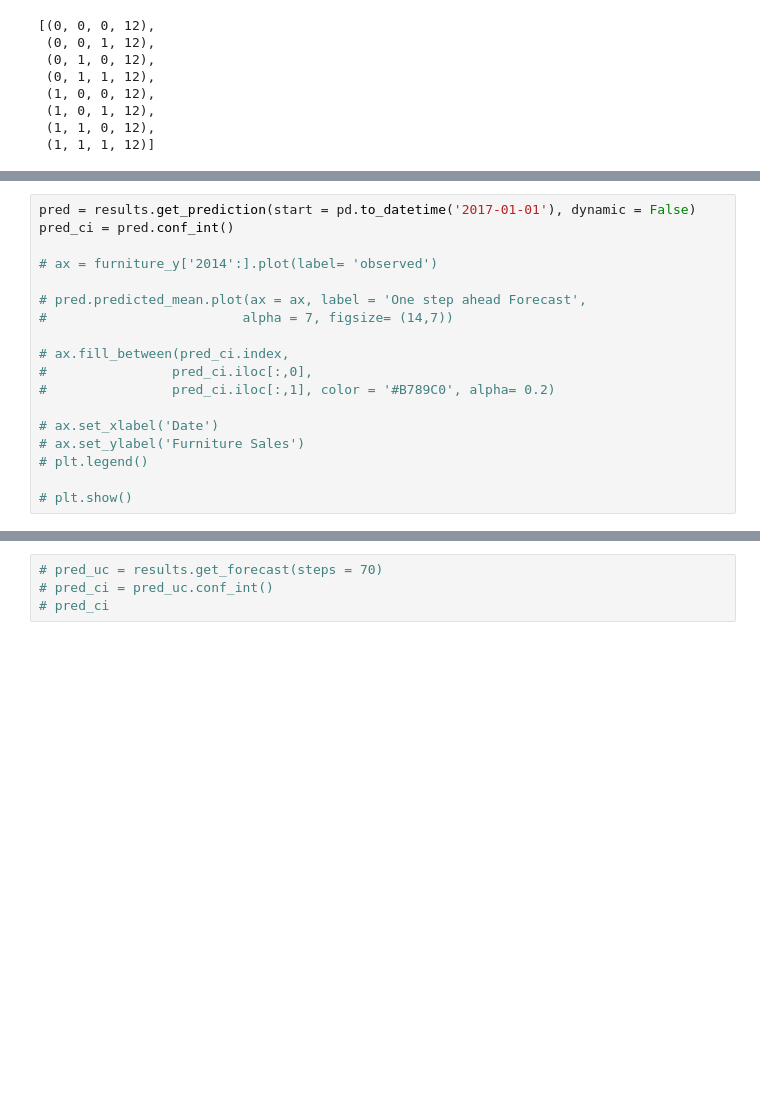
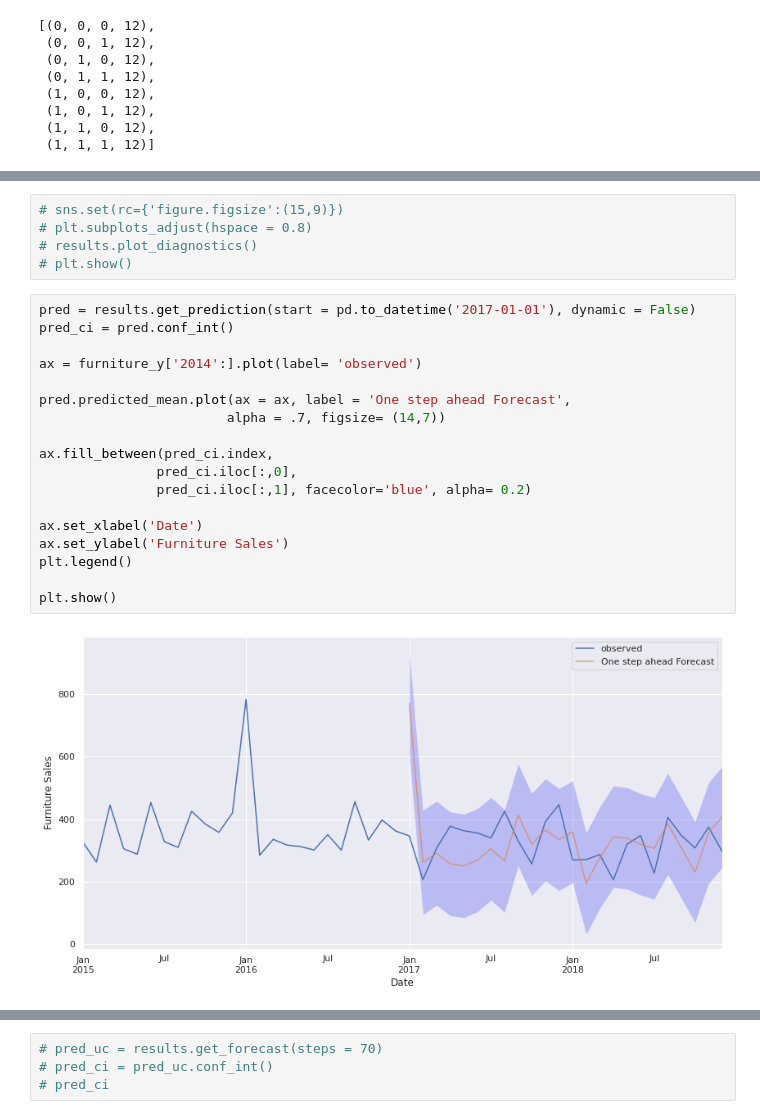
Before and after one commit to khanh22mse23057/python4engineer-assignments, a Jupyter notebook: FinalAssignments_Practice&Build_API_with_Superstore_Sales_Dataset_Analysis.ipynb, the cells around one changed output, grey strips where cells are left out. Drawn from its saved outputs; the diff is of its cells as text; blank space fills up the shorter version.

```diff
--- a/FinalAssignments_Practice&Build_API_with_Superstore_Sales_Dataset_Analysis.ipynb
+++ b/FinalAssignments_Practice&Build_API_with_Superstore_Sales_Dataset_Analysis.ipynb
@@ -791,21 +801,28 @@ sigma2      5867.9932   7.01e-05   8.37e+07      0.000    5867.993    5867.993
+# %%
+# sns.set(rc={'figure.figsize':(15,9)})
+# plt.subplots_adjust(hspace = 0.8)
+# results.plot_diagnostics()
+# plt.show()
 # %%
 pred = results.get_prediction(start = pd.to_datetime('2017-01-01'), dynamic = False)
 pred_ci = pred.conf_int()
 
-# ax = furniture_y['2014':].plot(label= 'observed')
+ax = furniture_y['2014':].plot(label= 'observed')
 
-# pred.predicted_mean.plot(ax = ax, label = 'One step ahead Forecast',
-#                         alpha = 7, figsize= (14,7))
+pred.predicted_mean.plot(ax = ax, label = 'One step ahead Forecast',
+                        alpha = .7, figsize= (14,7))
 
-# ax.fill_between(pred_ci.index,
-#                pred_ci.iloc[:,0],
-#                pred_ci.iloc[:,1], color = '#B789C0', alpha= 0.2)
+ax.fill_between(pred_ci.index,
+               pred_ci.iloc[:,0],
+               pred_ci.iloc[:,1], facecolor='blue', alpha= 0.2)
 
-# ax.set_xlabel('Date')
-# ax.set_ylabel('Furniture Sales')
-# plt.legend()
+ax.set_xlabel('Date')
+ax.set_ylabel('Furniture Sales')
+plt.legend()
 
-# plt.show()
+plt.show()
+# %% [output]
+[figure, added]
 # %%
 furniture_forecasted = pred.predicted_mean
 furn_truth = furniture_y['2017-01-01':]
```
Also changed, not shown: parts of 14 cells of this notebook.
